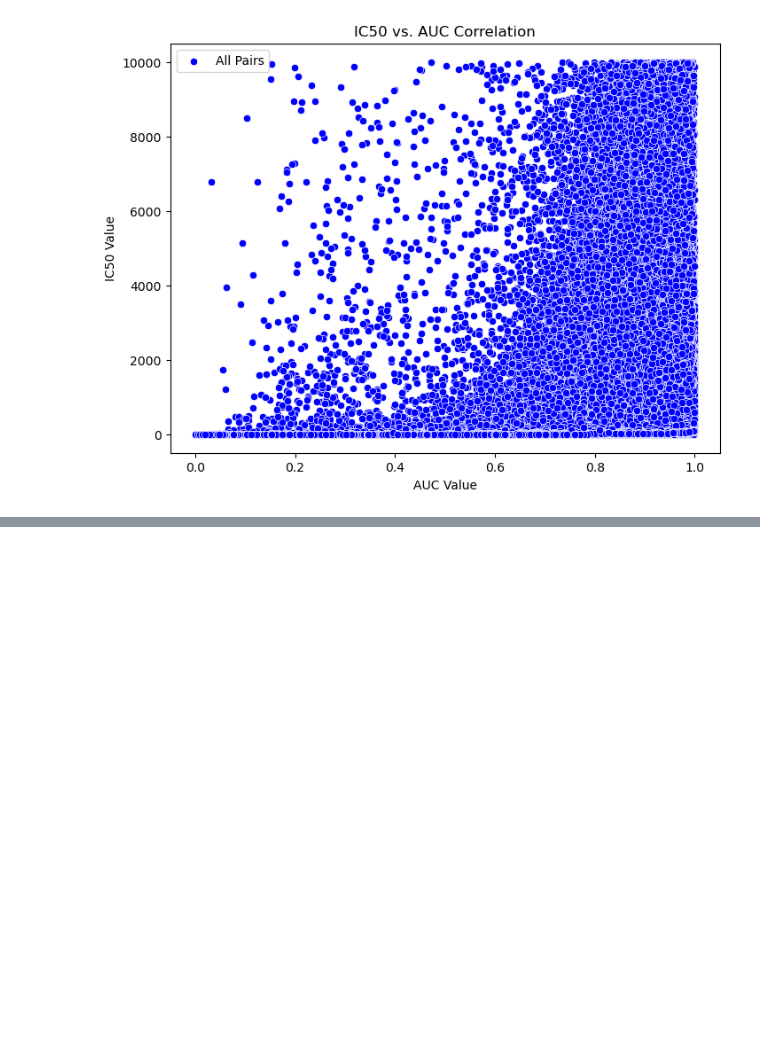
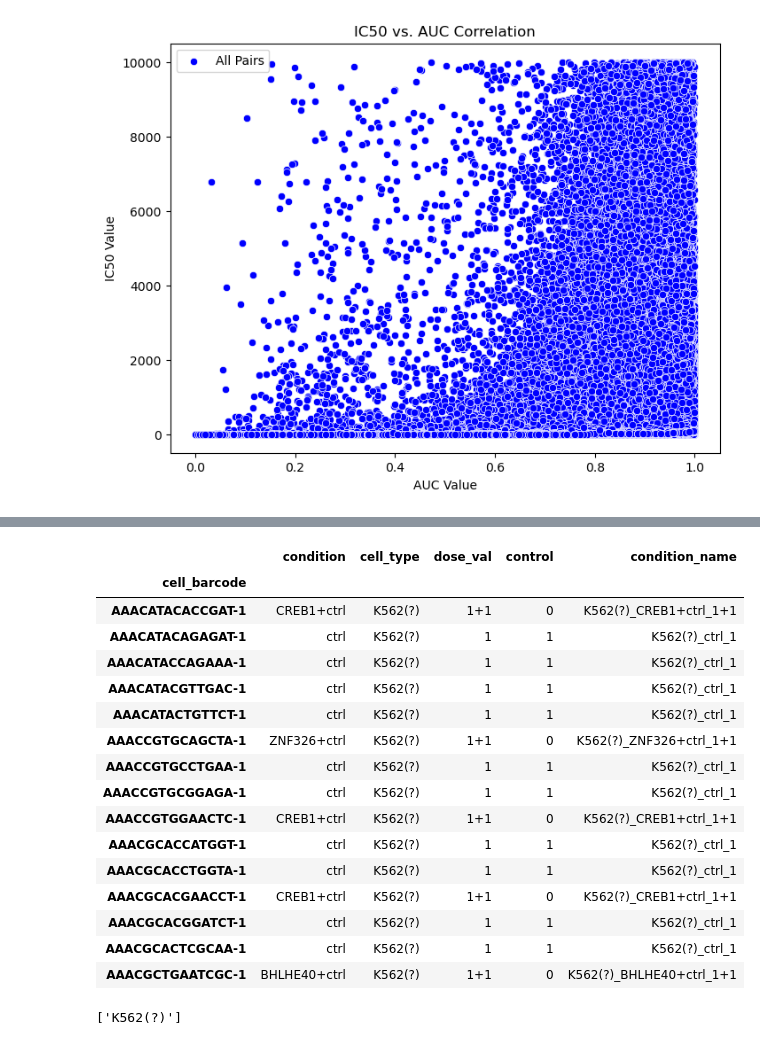
Before and after one commit to mmottaqii/KG-DrugDiscovery, a Jupyter notebook: scripts/kg_preprocessing.ipynb, the cells around one changed output, grey strips where cells are left out. Saved outputs shown, nothing was run; the diff lists cells and outputs as text; code cells hidden in the pictures; blank space fills up the shorter version.

```diff
--- a/scripts/kg_preprocessing.ipynb
+++ b/scripts/kg_preprocessing.ipynb
@@ -1633,0 +1754,4 @@ plt.show()
+# %%
+import scanpy as sc
+adata = sc.read_h5ad('/home/vmottaqi/kg/unrelated_scGPT/adamson/perturb_processed.h5ad')
+adata
@@ -1633,0 +1772,28 @@ plt.show()
+# %%
+adata.obs.head(15)
+# %% [output]
+|  | condition | cell_type | dose_val | control | condition_name |
+| cell_barcode |  |  |  |  |  |
+| AAACATACACCGAT-1 | CREB1+ctrl | K562(?) | 1+1 | 0 | K562(?)_CREB1+ctrl_1+1 |
+| AAACATACAGAGAT-1 | ctrl | K562(?) | 1 | 1 | K562(?)_ctrl_1 |
+| AAACATACCAGAAA-1 | ctrl | K562(?) | 1 | 1 | K562(?)_ctrl_1 |
+| AAACATACGTTGAC-1 | ctrl | K562(?) | 1 | 1 | K562(?)_ctrl_1 |
+| AAACATACTGTTCT-1 | ctrl | K562(?) | 1 | 1 | K562(?)_ctrl_1 |
+| AAACCGTGCAGCTA-1 | ZNF326+ctrl | K562(?) | 1+1 | 0 | K562(?)_ZNF326+ctrl_1+1 |
+| AAACCGTGCCTGAA-1 | ctrl | K562(?) | 1 | 1 | K562(?)_ctrl_1 |
+| AAACCGTGCGGAGA-1 | ctrl | K562(?) | 1 | 1 | K562(?)_ctrl_1 |
+| AAACCGTGGAACTC-1 | CREB1+ctrl | K562(?) | 1+1 | 0 | K562(?)_CREB1+ctrl_1+1 |
+| AAACGCACCATGGT-1 | ctrl | K562(?) | 1 | 1 | K562(?)_ctrl_1 |
+| AAACGCACCTGGTA-1 | ctrl | K562(?) | 1 | 1 | K562(?)_ctrl_1 |
+| AAACGCACGAACCT-1 | CREB1+ctrl | K562(?) | 1+1 | 0 | K562(?)_CREB1+ctrl_1+1 |
+| AAACGCACGGATCT-1 | ctrl | K562(?) | 1 | 1 | K562(?)_ctrl_1 |
+| AAACGCACTCGCAA-1 | ctrl | K562(?) | 1 | 1 | K562(?)_ctrl_1 |
+| AAACGCTGAATCGC-1 | BHLHE40+ctrl | K562(?) | 1+1 | 0 | K562(?)_BHLHE40+ctrl_1+1 |
+# %%
+# Extract unique values from the 'cell_type' column in obs
+unique_cell_types = adata.obs['cell_type'].unique().tolist()
+
+# Print the unique cell types
+print(unique_cell_types)
+# %% [output]
+['K562(?)']
```
Also changed, not shown: parts of 61 cells of this notebook.
